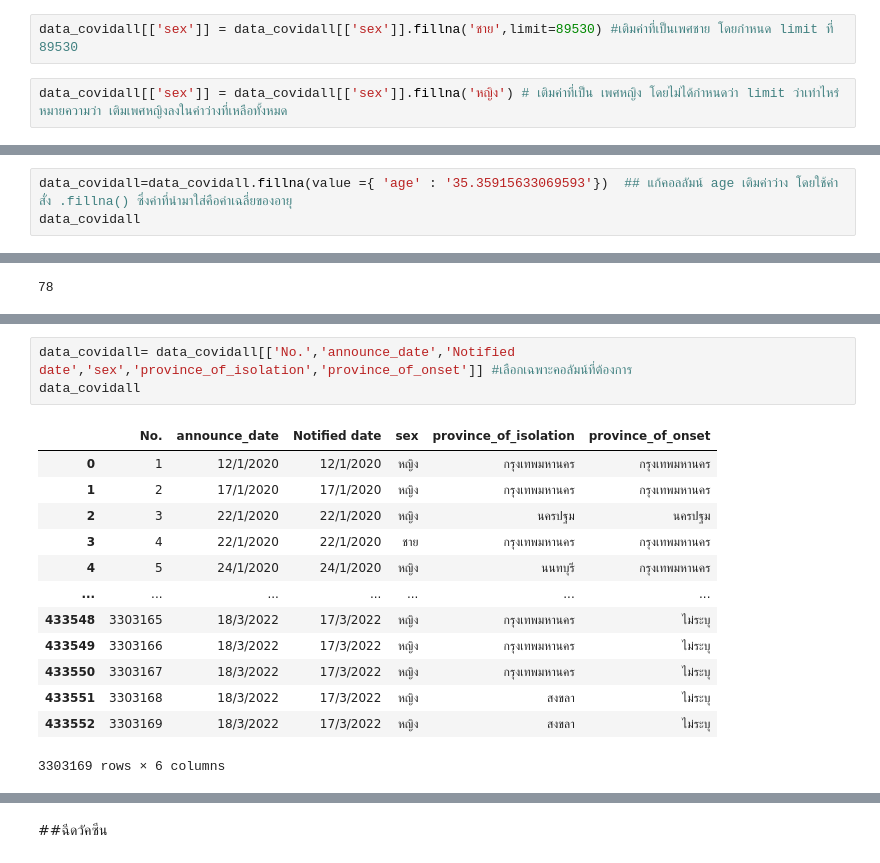
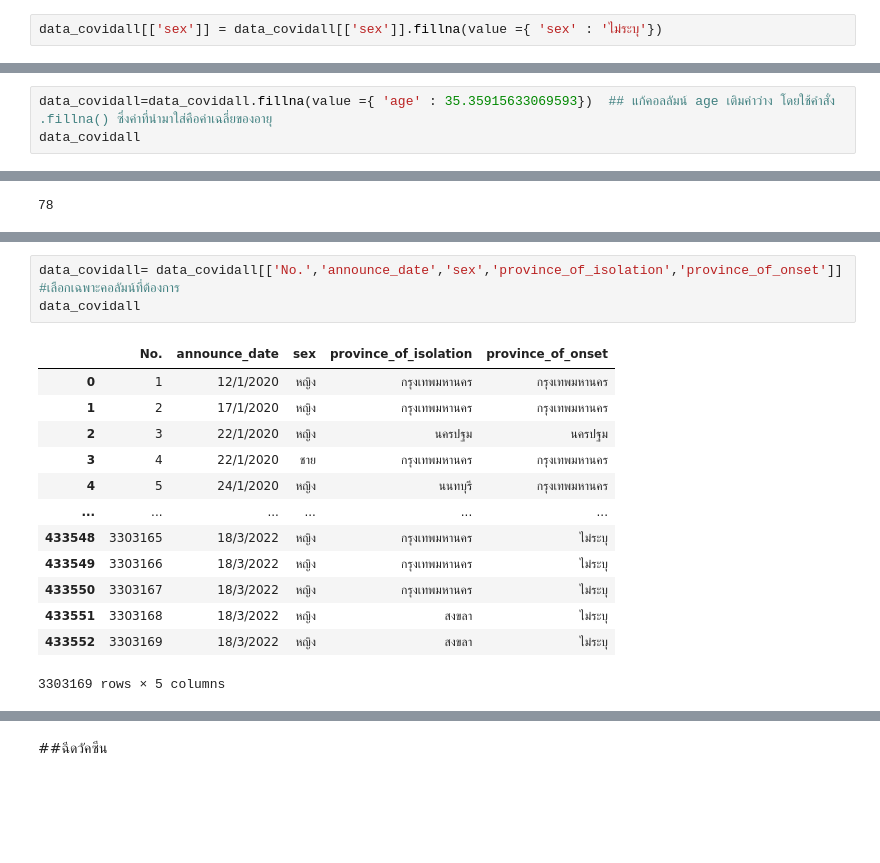
Before and after one commit to nichakornchaisuwan/data_viz_2022, a Jupyter notebook: Project_กลุ่มนี้.ipynb, the cells around one changed output, grey strips where cells are left out. Saved outputs shown, nothing was run; the diff lists cells and outputs as text; blank space fills up the shorter version.

```diff
--- a/Project_กลุ่มนี้.ipynb
+++ b/Project_กลุ่มนี้.ipynb
@@ -298,10 +298,8 @@ memory usage: 327.6+ MB
 data_covidall[data_covidall['sex'].isnull()]['No.'].count() # เช็คค่าว่างของคอลัมน์ sex โดยให้นับตามจำนวนคอลัมน์ของลำดับ
 # %% [output]
 179060
-# %%
-data_covidall[['sex']] = data_covidall[['sex']].fillna('ชาย',limit=89530) #เติมค่าที่เป็นเพศชาย โดยกำหนด limit ที่ 89530
-# %%
-data_covidall[['sex']] = data_covidall[['sex']].fillna('หญิง') # เติมค่าที่เป็น เพศหญิง โดยไม่ได้กำหนดว่า limit ว่าเท่าไหร่ หมายความว่า เติมเพศหญิงลงในค่าว่างที่เหลือทั้งหมด
+# %%
+data_covidall[['sex']] = data_covidall[['sex']].fillna(value ={ 'sex' : 'ไม่ระบุ'})
 # %%
 data_covidall[data_covidall['sex'].isnull()]['No.'].count() #เช็คค่าว่างอีกครั้ง
 # %% [output]
@@ -380,7 +379,7 @@ data_covidall['age'].mean()
 # %% [output]
 35.35915633069593
 # %%
-data_covidall=data_covidall.fillna(value ={ 'age' : '35.35915633069593'})  ## แก้คอลลัมน์ age เติมค่าว่าง โดยใช้คำสั่ง .fillna() ซึ่งค่าที่นำมาใส่คือค่าเฉลี่ยของอายุ
+data_covidall=data_covidall.fillna(value ={ 'age' : 35.35915633069593})  ## แก้คอลลัมน์ age เติมค่าว่าง โดยใช้คำสั่ง .fillna() ซึ่งค่าที่นำมาใส่คือค่าเฉลี่ยของอายุ
 data_covidall
 # %% [output]
 |  | No. | announce_date | Notified date | sex | age | Unit | nationality | province_of_isolation | ... |
@@ -939,18 +938,18 @@ data_covidall
 3303169 rows × 12 columns
 # %%
-data_covidall= data_covidall[['No.','announce_date','Notified date','sex','province_of_isolation','province_of_onset']] #เลือกเฉพาะคอลัมน์ที่ต้องการ
+data_covidall= data_covidall[['No.','announce_date','sex','province_of_isolation','province_of_onset']] #เลือกเฉพาะคอลัมน์ที่ต้องการ
 data_covidall
 # %% [output]
-|  | No. | announce_date | Notified date | sex | province_of_isolation | province_of_onset |
-| 0 | 1 | 12/1/2020 | 12/1/2020 | หญิง | กรุงเทพมหานคร | กรุงเทพมหานคร |
-| 1 | 2 | 17/1/2020 | 17/1/2020 | หญิง | กรุงเทพมหานคร | กรุงเทพมหานคร |
-| 2 | 3 | 22/1/2020 | 22/1/2020 | หญิง | นครปฐม | นครปฐม |
-| 3 | 4 | 22/1/2020 | 22/1/2020 | ชาย | กรุงเทพมหานคร | กรุงเทพมหานคร |
-| 4 | 5 | 24/1/2020 | 24/1/2020 | หญิง | นนทบุรี | กรุงเทพมหานคร |
-| ... | ... | ... | ... | ... | ... | ... |
-| 433548 | 3303165 | 18/3/2022 | 17/3/2022 | หญิง | กรุงเทพมหานคร | ไม่ระบุ |
-| 433549 | 3303166 | 18/3/2022 | 17/3/2022 | หญิง | กรุงเทพมหานคร | ไม่ระบุ |
-| 433550 | 3303167 | 18/3/2022 | 17/3/2022 | หญิง | กรุงเทพมหานคร | ไม่ระบุ |
-| 433551 | 3303168 | 18/3/2022 | 17/3/2022 | หญิง | สงขลา | ไม่ระบุ |
-| 433552 | 3303169 | 18/3/2022 | 17/3/2022 | หญิง | สงขลา | ไม่ระบุ |
+|  | No. | announce_date | sex | province_of_isolation | province_of_onset |
+| 0 | 1 | 12/1/2020 | หญิง | กรุงเทพมหานคร | กรุงเทพมหานคร |
+| 1 | 2 | 17/1/2020 | หญิง | กรุงเทพมหานคร | กรุงเทพมหานคร |
+| 2 | 3 | 22/1/2020 | หญิง | นครปฐม | นครปฐม |
+| 3 | 4 | 22/1/2020 | ชาย | กรุงเทพมหานคร | กรุงเทพมหานคร |
+| 4 | 5 | 24/1/2020 | หญิง | นนทบุรี | กรุงเทพมหานคร |
+| ... | ... | ... | ... | ... | ... |
+| 433548 | 3303165 | 18/3/2022 | หญิง | กรุงเทพมหานคร | ไม่ระบุ |
+| 433549 | 3303166 | 18/3/2022 | หญิง | กรุงเทพมหานคร | ไม่ระบุ |
+| 433550 | 3303167 | 18/3/2022 | หญิง | กรุงเทพมหานคร | ไม่ระบุ |
+| 433551 | 3303168 | 18/3/2022 | หญิง | สงขลา | ไม่ระบุ |
+| 433552 | 3303169 | 18/3/2022 | หญิง | สงขลา | ไม่ระบุ |
-3303169 rows × 6 columns
+3303169 rows × 5 columns
```
Also changed, not shown: parts of 26 cells of this notebook.
